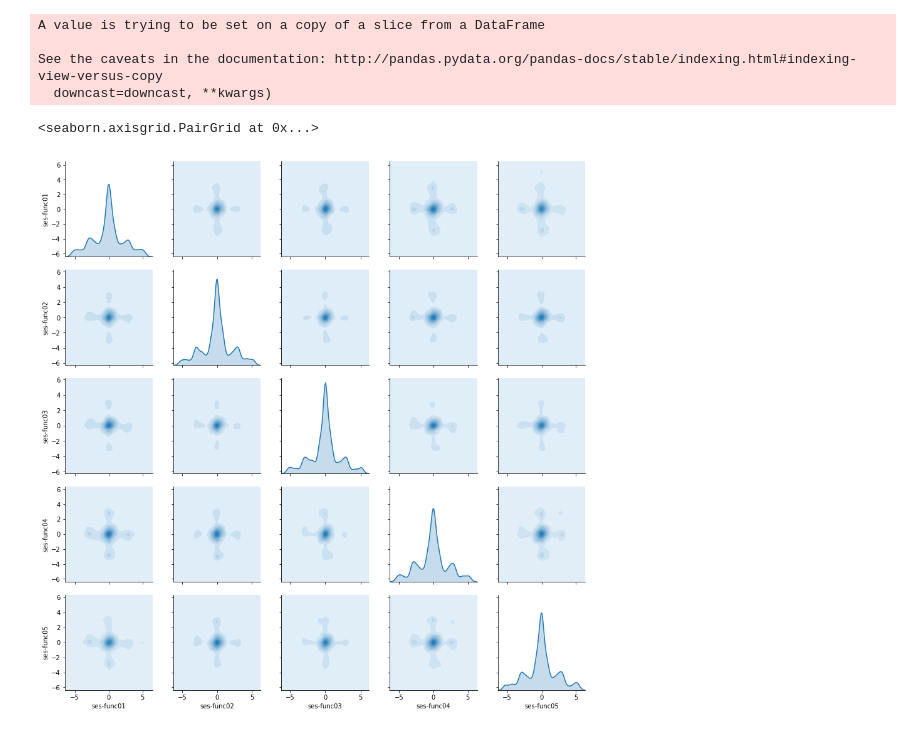
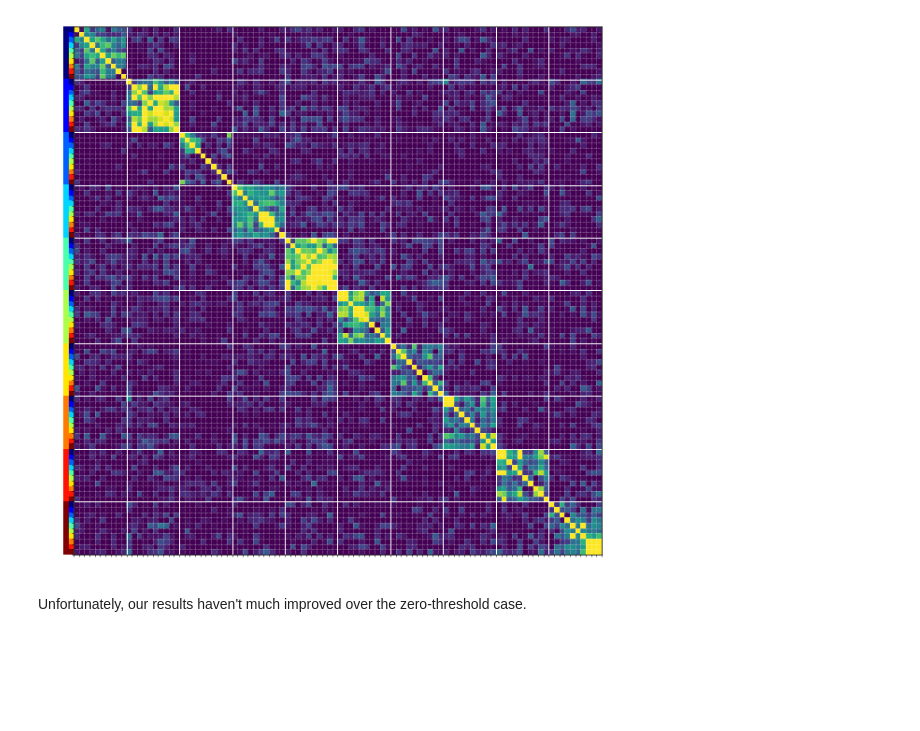
Before and after one commit to rciric/xwave, a Jupyter notebook: 03_TuningThreshold.ipynb, the cells around one changed output. Cells and saved outputs as stored; diff of their text form; code cells hidden in the pictures; blank space fills up the shorter version.

```diff
--- a/03_TuningThreshold.ipynb
+++ b/03_TuningThreshold.ipynb
@@ -92,7 +106,7 @@ def subject_specificity(pct_thr, groupmean, lags):
 
     # Within vs. between
     groupcorr.values[np.diag_indices_from(groupcorr)] = 0
-    subkey = np.array([i for i in range(1,11) for k in range(5)], ndmin=2)
+    subkey = np.array([i for i in range(1,11) for k in range(10)], ndmin=2)
     within = (subkey == subkey.T)
     between = np.logical_not(within)
     within[np.diag_indices_from(within)] = 0
@@ -153,12 +148,6 @@ plt.show()
-# %%
-lags.fillna(0, inplace=True)
-g = sns.PairGrid(lags['sub-MSC05'])
-g.map_diag(sns.kdeplot, shade=True, legend=False)
-g.map_offdiag(sns.kdeplot, shade=True, legend=False)
-# %% [output]
-A value is trying to be set on a copy of a slice from a DataFrame
-
-See the caveats in the documentation: http://pandas.pydata.org/pandas-docs/stable/indexing.html#indexing-view-versus-copy
-  downcast=downcast, **kwargs)
-<seaborn.axisgrid.PairGrid at 0x...>
-[figure, removed]
+# %%
+niwaves.simil_plot(simil=lags.corr(), within=10, vrange=[0.01, 0.08])
+# %% [output]
+[figure, added]
+# %% [markdown]
+Unfortunately, our results haven't much improved over the zero-threshold case.
```
Also changed, not shown: parts of 10 cells of this notebook.
